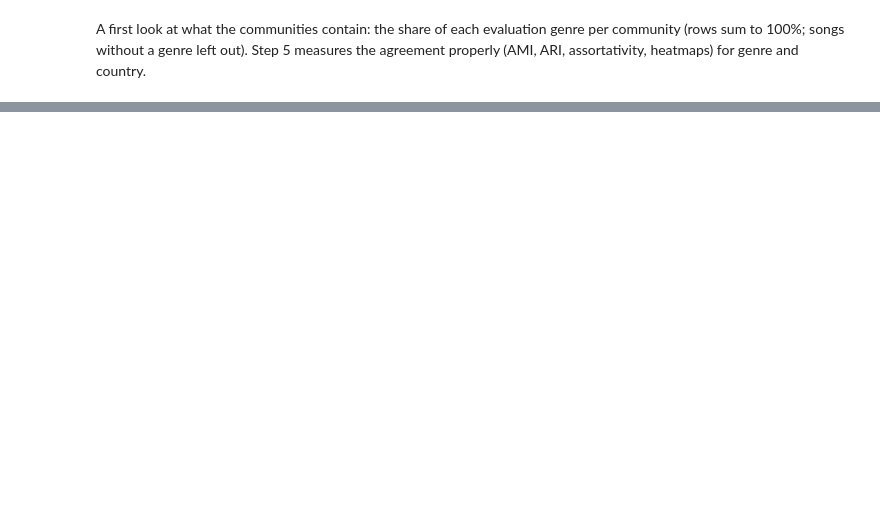
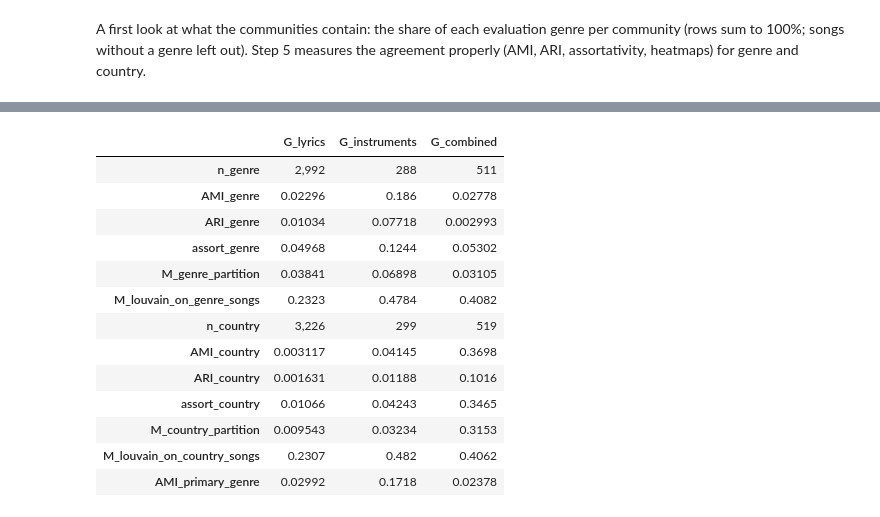
Before and after one commit to CRisager/SocialGraphs_FinalProject, a Jupyter notebook: notebooks/analysis.ipynb, the cells around one changed output, grey strips where cells are left out. Cells and saved outputs as stored; diff of their text form; code cells hidden in the pictures; blank space fills up the shorter version.

```diff
--- a/notebooks/analysis.ipynb
+++ b/notebooks/analysis.ipynb
@@ -408,0 +416,41 @@ G_combined
+# %%
+from src import evaluation as ev
+
+GENRE_ORDER = list(lyr.genre_eval.value_counts().index)              # most common first
+# the 8 most common release countries among the songs with lyrics; every song (also
+# those without lyrics, in G_instruments) is mapped by its own country
+TOP8 = list(songs.loc[songs.has_lyrics, "country"].value_counts().index[:8])
+COUNTRY_ORDER = TOP8 + ["other"]
+for g in lcc.values():
+    nx.set_node_attributes(g, {n: c if c in TOP8 else "other"
+                               for n, c in nx.get_node_attributes(g, "country").items()}, "country_top")
+
+rows = {}
+for name, g in lcc.items():
+    r = {}
+    for attr, key in [("genre_eval", "genre"), ("country", "country")]:
+        a = ev.agreement(g, attr)
+        m_label, m_louvain, n = ev.label_modularity(g, attr)
+        r.update({f"n_{key}": a["n"], f"AMI_{key}": a["AMI"], f"ARI_{key}": a["ARI"],
+                  f"assort_{key}": ev.assortativity(g, attr),
+                  f"M_{key}_partition": m_label, f"M_louvain_on_{key}_songs": m_louvain})
+    r["AMI_primary_genre"] = ev.agreement(g, "genre")["AMI"]   # finer check: 43 core genres
+    rows[name] = r
+step5 = pd.DataFrame(rows)
+step5.T.to_csv(RESULTS_DIR / "step5_metadata.csv")
+step5.apply(lambda col: col.map(lambda x: f"{x:,.4g}"))
+# %% [output]
+|  | G_lyrics | G_instruments | G_combined |
+| n_genre | 2,992 | 288 | 511 |
+| AMI_genre | 0.02296 | 0.186 | 0.02778 |
+| ARI_genre | 0.01034 | 0.07718 | 0.002993 |
+| assort_genre | 0.04968 | 0.1244 | 0.05302 |
+| M_genre_partition | 0.03841 | 0.06898 | 0.03105 |
+| M_louvain_on_genre_songs | 0.2323 | 0.4784 | 0.4082 |
+| n_country | 3,226 | 299 | 519 |
+| AMI_country | 0.003117 | 0.04145 | 0.3698 |
+| ARI_country | 0.001631 | 0.01188 | 0.1016 |
+| assort_country | 0.01066 | 0.04243 | 0.3465 |
+| M_country_partition | 0.009543 | 0.03234 | 0.3153 |
+| M_louvain_on_country_songs | 0.2307 | 0.482 | 0.4062 |
+| AMI_primary_genre | 0.02992 | 0.1718 | 0.02378 |
```
Also changed, not shown: parts of 12 cells of this notebook, 15 other files.
